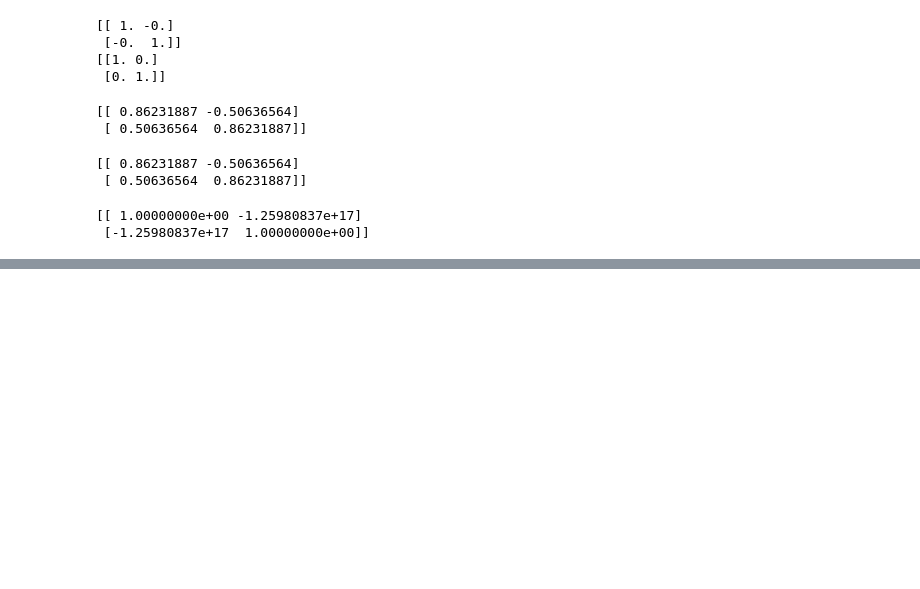
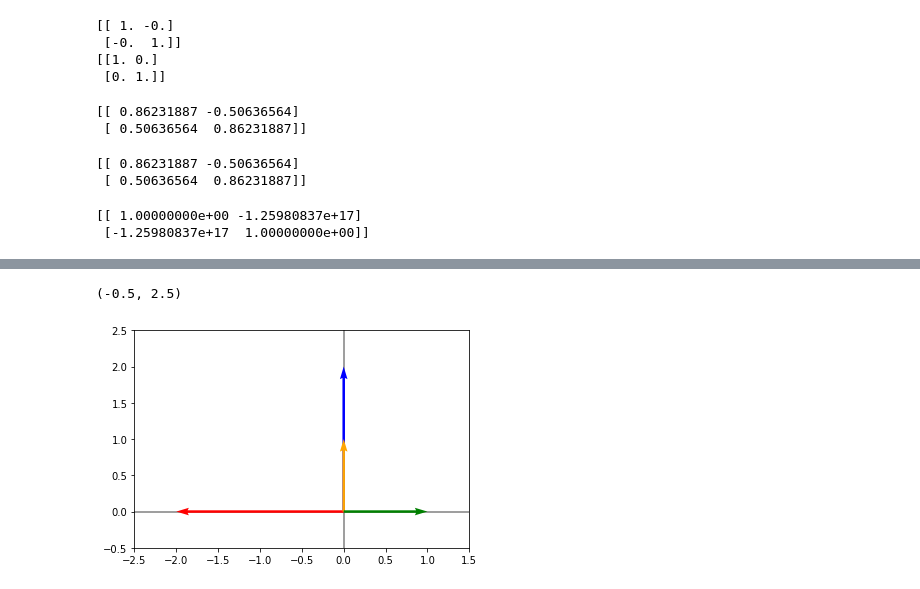
Before and after one commit to OscarABazanez/Fundamentos-de-Algebra-Lineal-con-Python, a Jupyter notebook: [2] transposicion-suma-matrices-escalares.ipynb, the cells around one changed output, grey strips where cells are left out. Saved outputs shown, nothing was run; the diff lists cells and outputs as text; code cells hidden in the pictures; blank space fills up the shorter version.

```diff
--- a/[2] transposicion-suma-matrices-escalares.ipynb
+++ b/[2] transposicion-suma-matrices-escalares.ipynb
@@ -1282,0 +1380,16 @@ print(1/A_t.dot(A))
+# %%
+v1 = np.array([0,1])
+v2 = np.array([1,0])
+
+
+v1_transformado = B.dot(v1)
+v2_transformado = B.dot(v2)
+
+
+graficarVectores([v1_transformado,v2_transformado, v1, v2], ['blue', 'red', 'orange', 'green'])
+
+plt.xlim(-2.5, 1.5)
+plt.ylim(-0.5, 2.5)
+# %% [output]
+(-0.5, 2.5)
+[figure, added]
```
Also changed, not shown: parts of 18 cells of this notebook.
